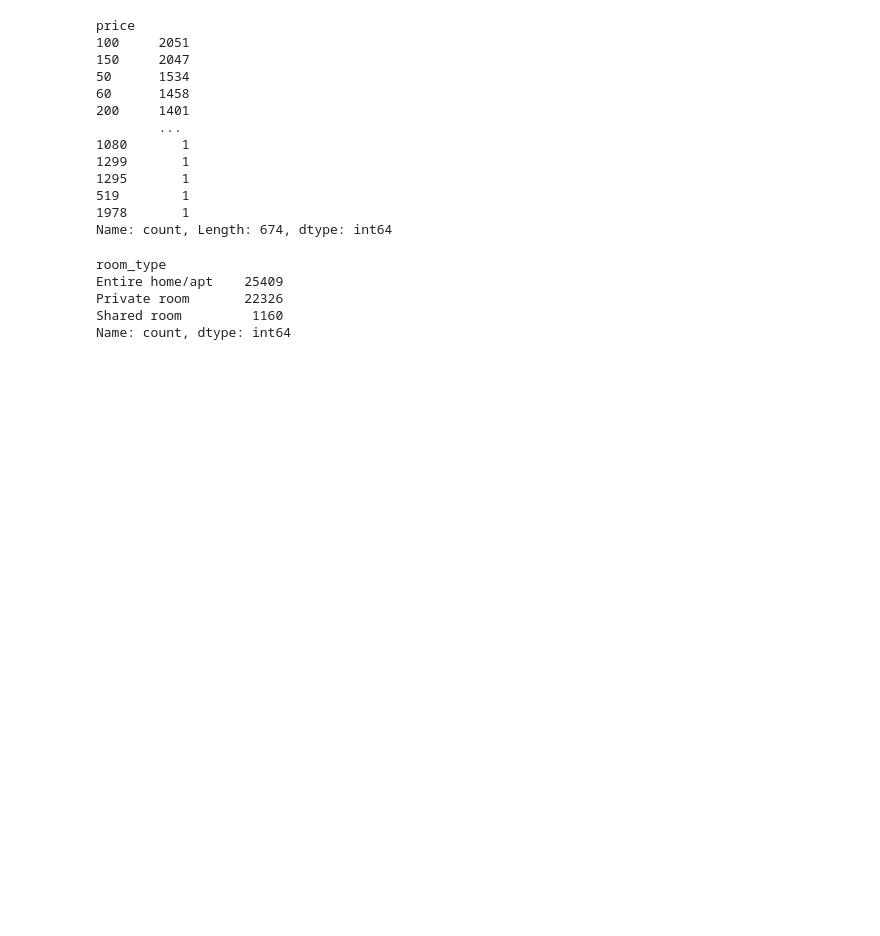
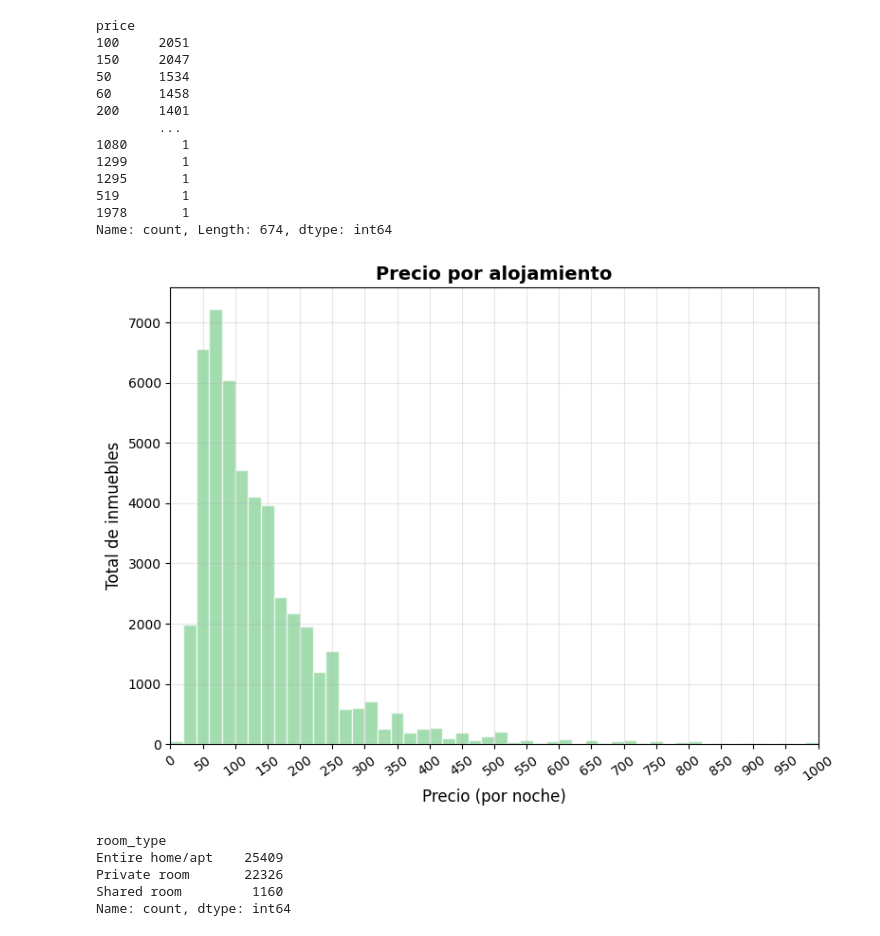
Before and after one commit to 4GeeksAcademy/Leonel_Ponce_machine-learning-python-template_NYC, a Jupyter notebook: src/explore.ipynb, the cells around one changed output. Cells and saved outputs as stored; diff of their text form; code cells hidden in the pictures; blank space fills up the shorter version.

```diff
--- a/src/explore.ipynb
+++ b/src/explore.ipynb
@@ -130,6 +132,20 @@ price
 519        1
 1978       1
 Name: count, Length: 674, dtype: int64
+# %%
+# Histograma de precio por alojamiento en el DataFrame
+plt.figure(figsize=(8,6))
+plt.hist(df['price'], bins=500, edgecolor="white", alpha=0.7, color="#7CCF8E")
+plt.title("Precio por alojamiento", fontsize=14, fontweight='bold')
+plt.xlabel("Precio (por noche)", fontsize=12)
+plt.ylabel("Total de inmuebles", fontsize=12)
+plt.xticks(range(0, 1001, 50), rotation=35)
+plt.xlim(0,1000)
+plt.grid(True, alpha=0.3)
+plt.tight_layout()
+plt.show()
+# %% [output]
+[figure, added]
 # %%
 # Detalle del tipo de alquiler de cada inmueble del DataFrame
 tipo_hab = df['room_type'].value_counts()
```
Also changed, not shown: parts of 4 cells of this notebook.
